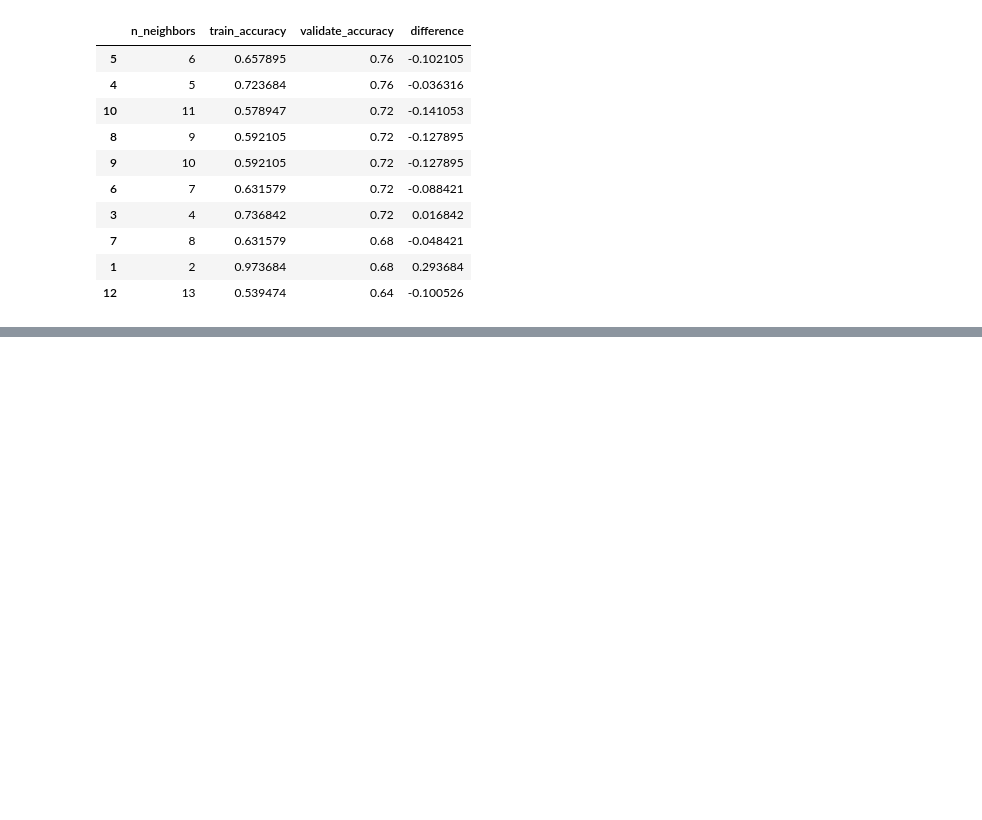
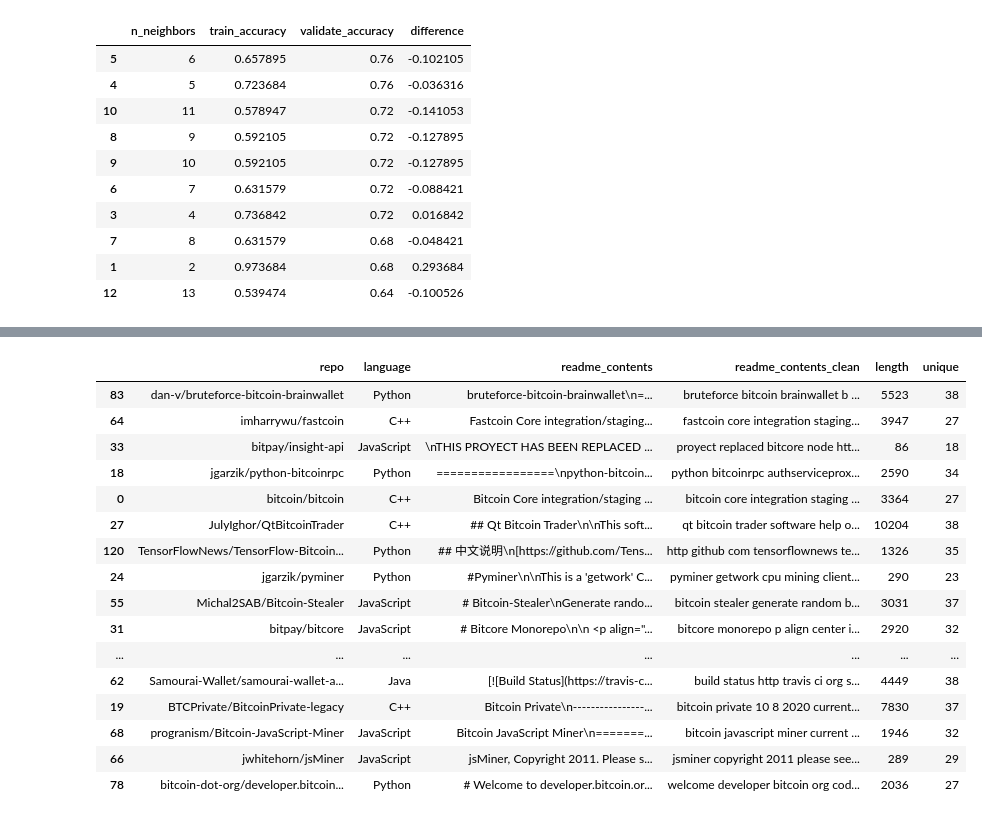
Before and after one commit to JDSINLP/NLP-Project, a Jupyter notebook: dev_scratchbook.ipynb, the cells around one changed output, grey strips where cells are left out. Cells and saved outputs as stored; diff of their text form; code cells hidden in the pictures; blank space fills up the shorter version.

```diff
--- a/dev_scratchbook.ipynb
+++ b/dev_scratchbook.ipynb
@@ -259,0 +365,20 @@ w.get_decison_tree_test(X_train_tfid, X_test_tfid, y_train, y_test,4)
+# %%
+test
+# %% [output]
+|  | repo | language | readme_contents | readme_contents_clean | length | unique |
+| 83 | dan-v/bruteforce-bitcoin-brainwallet | Python | bruteforce-bitcoin-brainwallet\n=... | bruteforce bitcoin brainwallet b ... | 5523 | 38 |
+| 64 | imharrywu/fastcoin | C++ | Fastcoin Core integration/staging... | fastcoin core integration staging... | 3947 | 27 |
+| 33 | bitpay/insight-api | JavaScript | \nTHIS PROYECT HAS BEEN REPLACED ... | proyect replaced bitcore node htt... | 86 | 18 |
+| 18 | jgarzik/python-bitcoinrpc | Python | =================\npython-bitcoin... | python bitcoinrpc authserviceprox... | 2590 | 34 |
+| 0 | bitcoin/bitcoin | C++ | Bitcoin Core integration/staging ... | bitcoin core integration staging ... | 3364 | 27 |
+| 27 | JulyIghor/QtBitcoinTrader | C++ | ## Qt Bitcoin Trader\n\nThis soft... | qt bitcoin trader software help o... | 10204 | 38 |
+| 120 | TensorFlowNews/TensorFlow-Bitcoin... | Python | ## 中文说明\n[https://github.com/Tens... | http github com tensorflownews te... | 1326 | 35 |
+| 24 | jgarzik/pyminer | Python | #Pyminer\n\nThis is a 'getwork' C... | pyminer getwork cpu mining client... | 290 | 23 |
+| 55 | Michal2SAB/Bitcoin-Stealer | JavaScript | # Bitcoin-Stealer\nGenerate rando... | bitcoin stealer generate random b... | 3031 | 37 |
+| 31 | bitpay/bitcore | JavaScript | # Bitcore Monorepo\n\n <p align="... | bitcore monorepo p align center i... | 2920 | 32 |
+| ... | ... | ... | ... | ... | ... | ... |
+| 62 | Samourai-Wallet/samourai-wallet-a... | Java | [![Build Status](https://travis-c... | build status http travis ci org s... | 4449 | 38 |
+| 19 | BTCPrivate/BitcoinPrivate-legacy | C++ | Bitcoin Private\n----------------... | bitcoin private 10 8 2020 current... | 7830 | 37 |
+| 68 | progranism/Bitcoin-JavaScript-Miner | JavaScript | Bitcoin JavaScript Miner\n=======... | bitcoin javascript miner current ... | 1946 | 32 |
+| 66 | jwhitehorn/jsMiner | JavaScript | jsMiner, Copyright 2011. Please s... | jsminer copyright 2011 please see... | 289 | 29 |
+| 78 | bitcoin-dot-org/developer.bitcoin... | Python | # Welcome to developer.bitcoin.or... | welcome developer bitcoin org cod... | 2036 | 27 |
```
Also changed, not shown: parts of 23 cells of this notebook.
